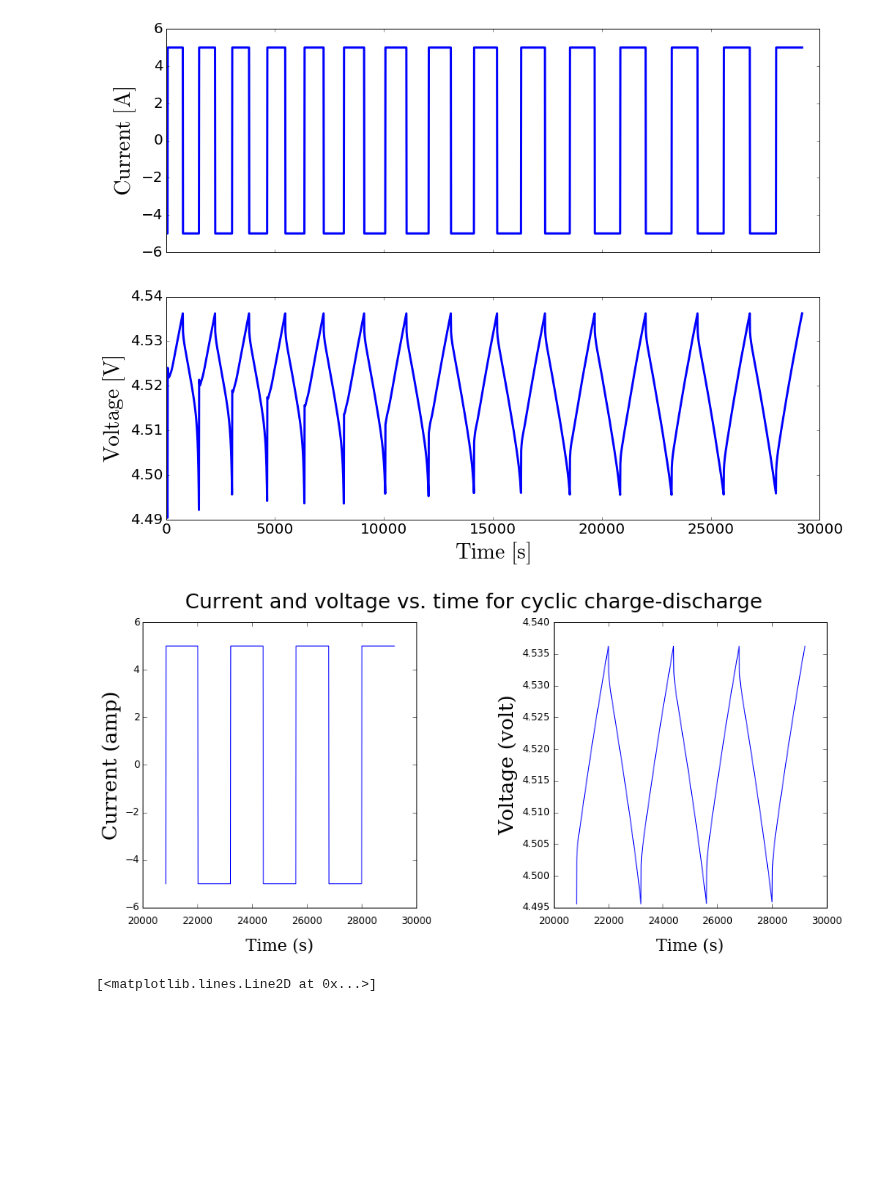
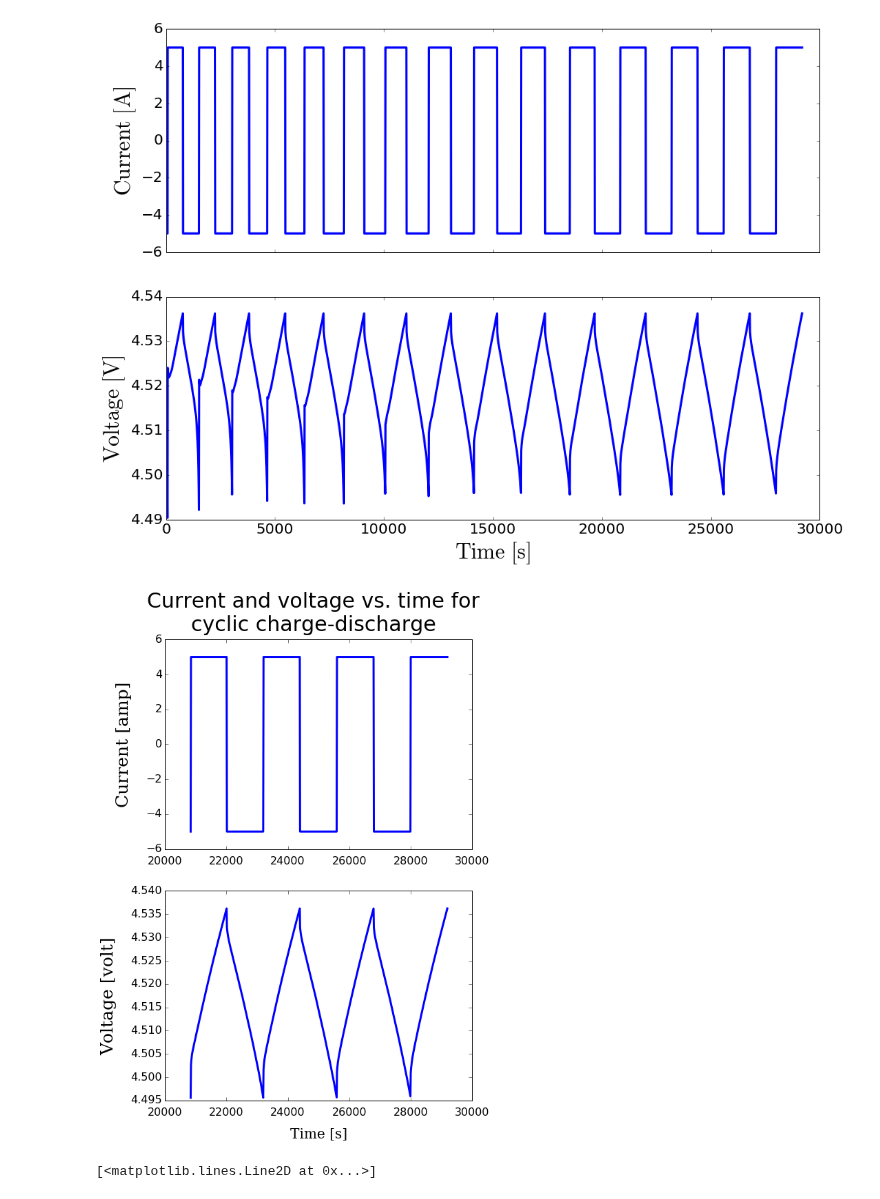
Before and after one commit to iSchomer/Dualfoil_Storage_Device, a Jupyter notebook: output_visuals/cyclic_charge_discharge.ipynb, the cells around one changed output. Drawn from its saved outputs; the diff is of its cells as text; code cells hidden in the pictures; blank space fills up the shorter version.

```diff
--- a/output_visuals/cyclic_charge_discharge.ipynb
+++ b/output_visuals/cyclic_charge_discharge.ipynb
@@ -69,34 +69,34 @@ df.outbot.write_main_output()
 # %%
 
 # get each dumped data and then plot it
 dumped_data = load(open('data_dumps/stacked_c_dc6.dat', 'rb'))
 
 # close to one cycle
 cycle = int(len(dumped_data['time']) / 15) + 15
 
-fig, ax = plt.subplots(ncols=2, figsize=(15, 6.25))
-fig.suptitle('Current and voltage vs. time for cyclic charge-discharge',
-             fontsize=25, fontname='sans-serif')
-ax[0].set_ylabel('Current (amp)', fontsize=25, fontname='serif')
-ax[1].set_ylabel('Voltage (volt)', fontsize=25, fontname='serif')
+fig, ax = plt.subplots(nrows=2, figsize=(8, 12))
+fig.suptitle('Current and voltage vs. time for\ncyclic charge-discharge',
+             fontsize=30, fontname='sans-serif')
+fig.gca().set_xlabel('Time [s]', fontsize=20, fontname='serif', labelpad=15)
+ax[0].set_ylabel('Current [amp]', fontsize=25, fontname='serif', labelpad=20)
+ax[1].set_ylabel('Voltage [volt]', fontsize=25, fontname='serif', labelpad=20)
 
 for i in range (0, 2):
-    ax[i].set_xlabel('Time (s)', fontsize=20, fontname='serif', labelpad=15)
-    ax[i].get_xaxis().set_tick_params(labelsize=12, length=5, pad=10)
-    ax[i].get_yaxis().set_tick_params(labelsize=12, length=5)
+    ax[i].get_xaxis().set_tick_params(labelsize=16, length=5, pad=10)
+    ax[i].get_yaxis().set_tick_params(labelsize=16, length=5)
     # print only last cycle
     x = dumped_data['time'][-4*cycle:]
     if i == 0:
         key = 'current'
     else:
         key = 'voltage'
     y = dumped_data[key][-4*cycle:]
 
-    ax[i].plot(x, y)
+    ax[i].plot(x, y, lw=3)
 
 fig.subplots_adjust(wspace = 0.5)
 # %% [output]
-[figure, old version]
+[figure, new version]
 # %%
 ax = plt.subplot(111)
 ax.set_xlabel('current')
```
Also changed, not shown: parts of 1 cell of this notebook, 2 other files.
